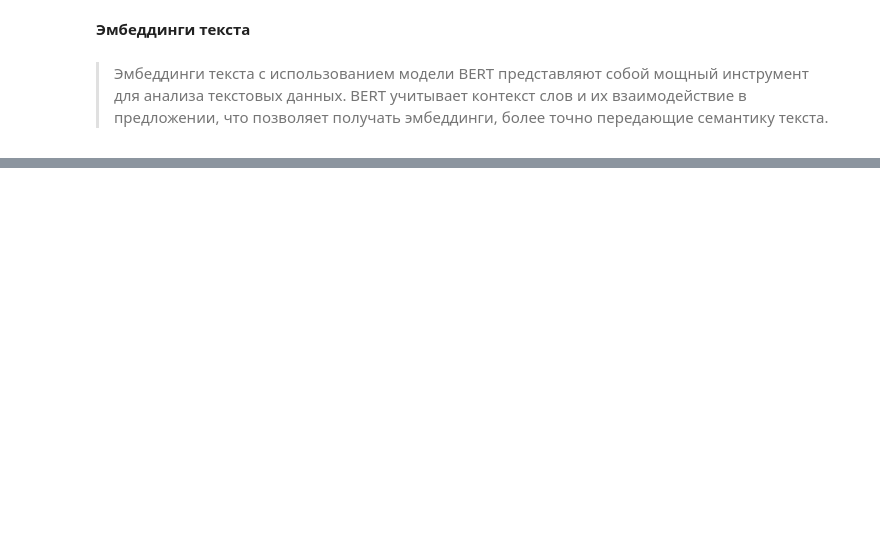
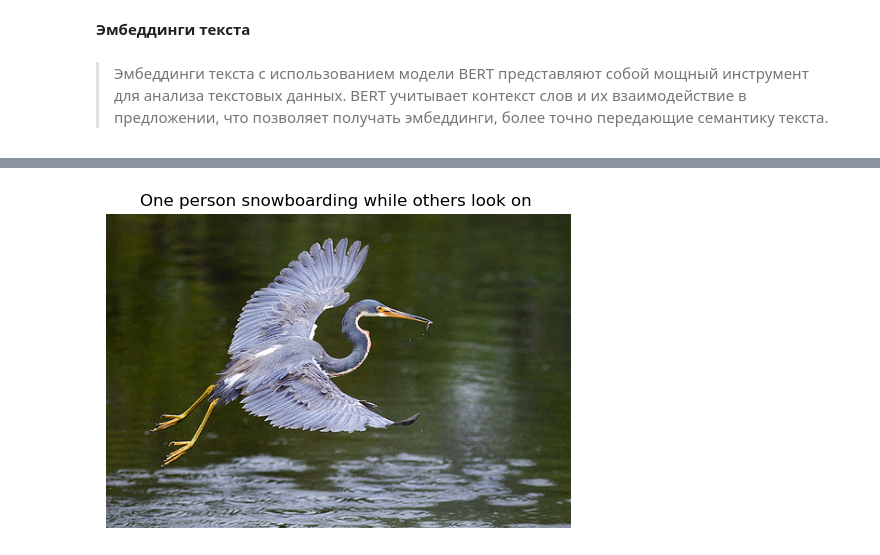
Before and after one commit to Denis-Mukhanov/search-by-images, a Jupyter notebook: search_by_images.ipynb, the cells around one changed output, grey strips where cells are left out. Cells and saved outputs as stored; diff of their text form; code cells hidden in the pictures; blank space fills up the shorter version.

```diff
--- a/search_by_images.ipynb
+++ b/search_by_images.ipynb
@@ -956,0 +1487,4 @@ R-squared (R2): 3.036265899358792e-05
+# %%
+display_image_with_caption('One person snowboarding while others look on ')
+# %% [output]
+[figure, added]
```
Also changed, not shown: parts of 112 cells of this notebook, 1 other file.
